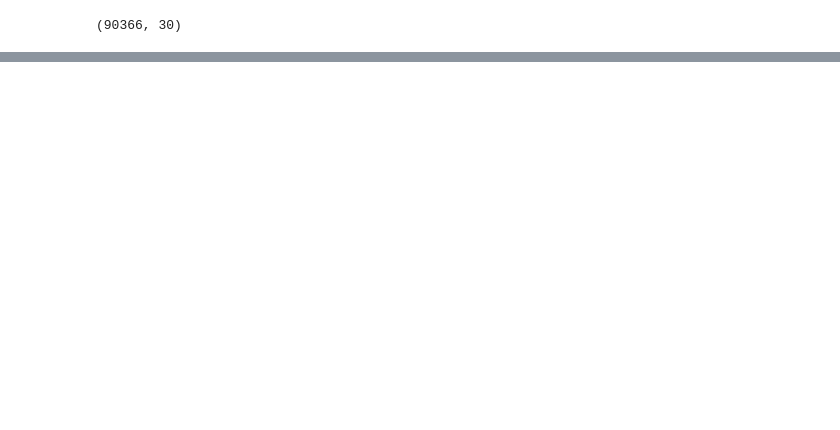
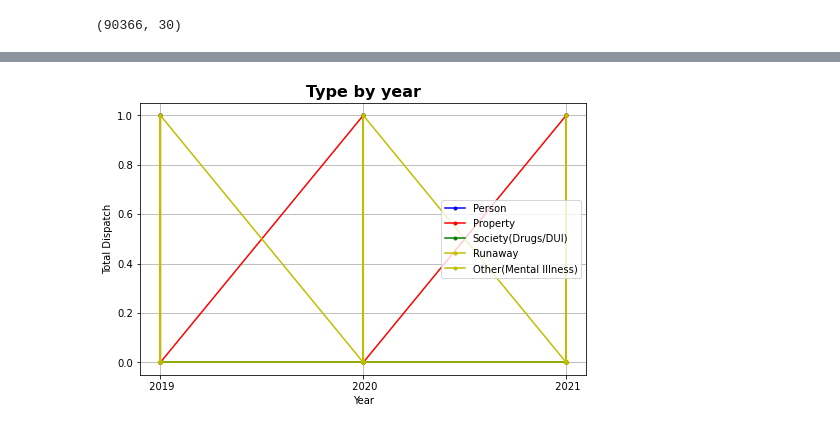
Before and after one commit to jcj217-mc/Data_205, a Jupyter notebook: Copy_of_Data205_Project_DailyArrest_csv.ipynb, the cells around one changed output, grey strips where cells are left out. Cells and saved outputs as stored; diff of their text form; code cells hidden in the pictures; blank space fills up the shorter version.

```diff
--- a/Copy_of_Data205_Project_DailyArrest_csv.ipynb
+++ b/Copy_of_Data205_Project_DailyArrest_csv.ipynb
@@ -96,0 +439,3 @@ GB
+# %%
+GB4.rename(columns={'Crime':'Count'}, inplace=True)
+GB4.head()
@@ -96,0 +450,3 @@ GB
+# %%
+GB4.reset_index(level=0, inplace=True)
+GB4
@@ -96,0 +471,3 @@ GB
+# %%
+GB4.reset_index(level=0, inplace=True)
+GB4
@@ -96,0 +491,47 @@ GB
+# %%
+person = GB4['Crime'] == "Crime Against Person"
+property = GB4['Crime'] == "Crime Against Property"
+society = GB4['Crime'] == "Crime Against Society"
+NAC = GB4['Crime'] == "Not a Crime"
+other = GB4['Crime'] == "Other"
+# %%
+import matplotlib.pyplot as plt
+
+#make plot larger
+plt.figure(figsize = (8,5))
+
+plt.title("Type by year", fontdict={'fontweight': 'bold', 'fontsize':16})
+
+plt.plot(GB4.Year, person, 'b.-', label="Person")
+plt.plot(GB4.Year, property,'r.-', label = 'Property')
+plt.plot(GB4.Year, society, 'g.-', label = 'Society(Drugs/DUI)')
+plt.plot(GB4.Year, NAC, 'y.-', label = 'Runaway')
+plt.plot(GB4.Year, other, 'y.-', label = 'Other(Mental Illness)')
+
+
+# for loop for many different countries plotted
+# for country in gas:
+# if country != 'Year':
+    # plt.plot(gas.Year, gas[country], marker='.')
+
+# Can vary above with
+# countries_to_look_at = ['Australia', 'USA', 'Canada', 'South Korea']
+# for countries in gas:
+# if country in countries_to_look_out:
+#   plt.plot(gas.Year, gas[country], marker='.')
+
+#plt.xticks(GB4.Year[::3].tolist())
+
+plt.xlabel('Year')
+plt.ylabel('Total Dispatch')
+
+plt.grid()
+
+plt.legend()
+
+#plt.savefig('Gas_price_figure.png', dpi=300)
+# higher dpi higher resolution
+
+plt.show()
+# %% [output]
+[figure, added]
```
Also changed, not shown: parts of 41 cells of this notebook.
